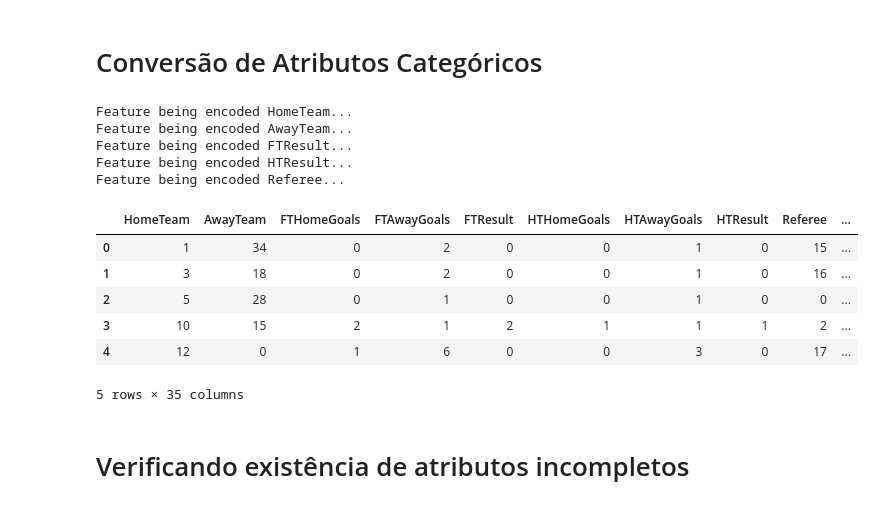
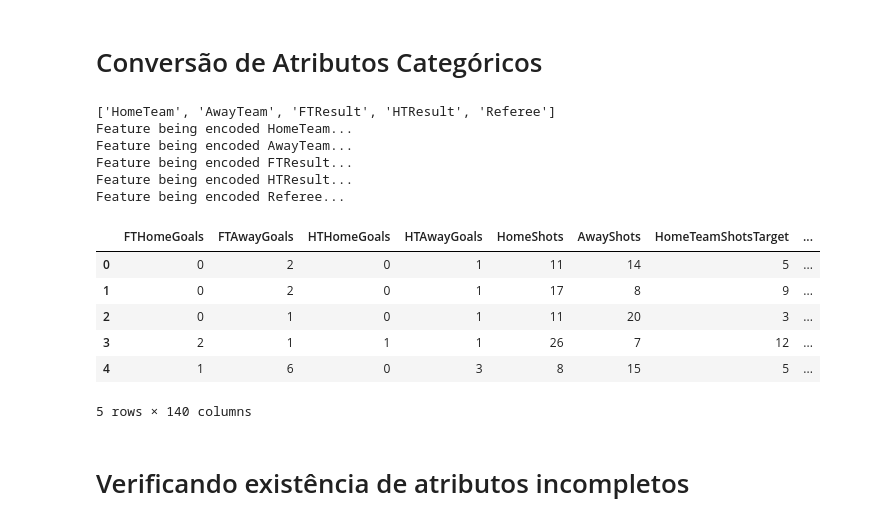
Before and after one commit to suannyfabyne/PredictFootballStatistics, a Jupyter notebook: PredictFootballStatistics.ipynb, the cells around one changed output. Cells and saved outputs as stored; diff of their text form; code cells hidden in the pictures.

```diff
--- a/PredictFootballStatistics.ipynb
+++ b/PredictFootballStatistics.ipynb
@@ -624,21 +642,23 @@ display(dataset)
 # %% [markdown]
 # Conversão de Atributos Categóricos
 # %%
-dataset = dummyEncode(dataset)
-display(dataset.head())
+# dataset = dummyEncode(dataset)
+dataset_converted = preprocess_features(dataset)
+display(dataset_converted.head())
 # %% [output]
+['HomeTeam', 'AwayTeam', 'FTResult', 'HTResult', 'Referee']
 Feature being encoded HomeTeam...
 Feature being encoded AwayTeam...
 Feature being encoded FTResult...
 Feature being encoded HTResult...
 Feature being encoded Referee...
-|  | HomeTeam | AwayTeam | FTHomeGoals | FTAwayGoals | FTResult | HTHomeGoals | HTAwayGoals | HTResult | Referee | ... |
-| 0 | 1 | 34 | 0 | 2 | 0 | 0 | 1 | 0 | 15 | ... |
-| 1 | 3 | 18 | 0 | 2 | 0 | 0 | 1 | 0 | 16 | ... |
-| 2 | 5 | 28 | 0 | 1 | 0 | 0 | 1 | 0 | 0 | ... |
-| 3 | 10 | 15 | 2 | 1 | 2 | 1 | 1 | 1 | 2 | ... |
-| 4 | 12 | 0 | 1 | 6 | 0 | 0 | 3 | 0 | 17 | ... |
+|  | FTHomeGoals | FTAwayGoals | HTHomeGoals | HTAwayGoals | HomeShots | AwayShots | HomeTeamShotsTarget | ... |
+| 0 | 0 | 2 | 0 | 1 | 11 | 14 | 5 | ... |
+| 1 | 0 | 2 | 0 | 1 | 17 | 8 | 9 | ... |
+| 2 | 0 | 1 | 0 | 1 | 11 | 20 | 3 | ... |
+| 3 | 2 | 1 | 1 | 1 | 26 | 7 | 12 | ... |
+| 4 | 1 | 6 | 0 | 3 | 8 | 15 | 5 | ... |
-5 rows × 35 columns
+5 rows × 140 columns
 # %% [markdown]
 # Verificando existência de atributos incompletos
 # %%
```
Also changed, not shown: parts of 11 cells of this notebook.
